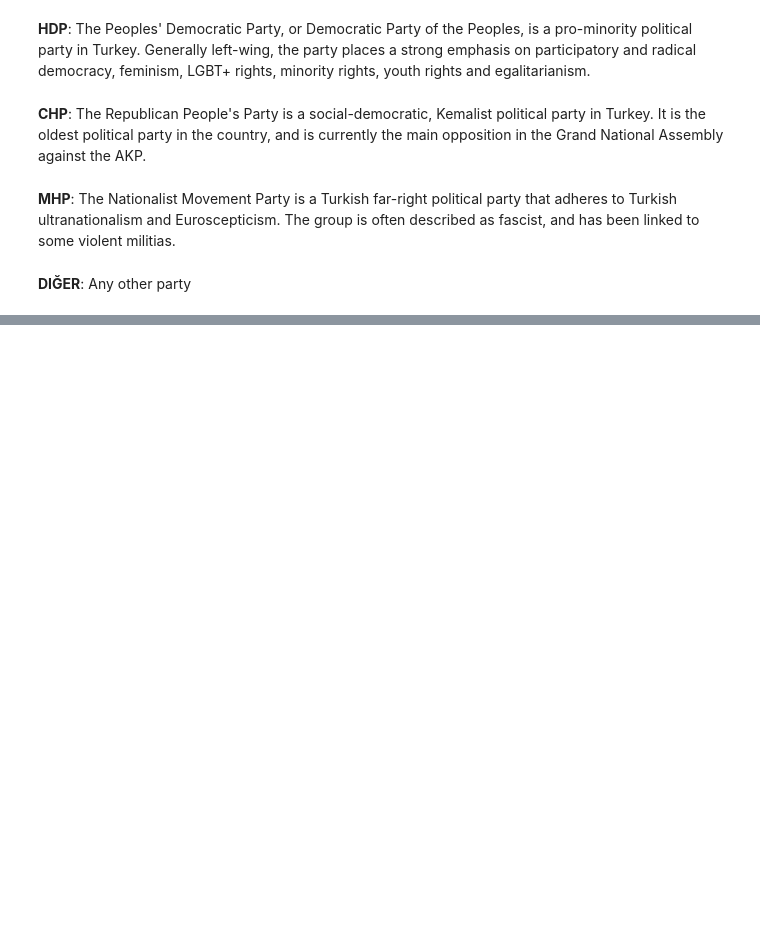
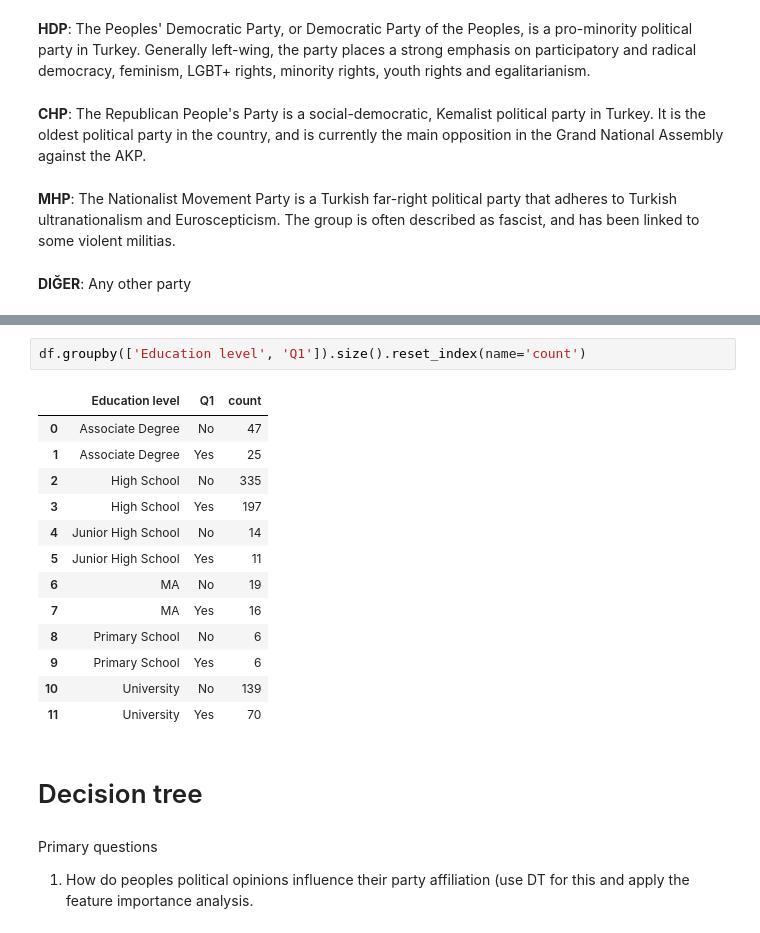
Before and after one commit to BoronII/data-analysis-visualization-sample, a Jupyter notebook: notebooks/02_Turkey_political_opinions.ipynb, the cells around one changed output, grey strips where cells are left out. Cells and saved outputs as stored; diff of their text form; blank space fills up the shorter version.

```diff
--- a/notebooks/02_Turkey_political_opinions.ipynb
+++ b/notebooks/02_Turkey_political_opinions.ipynb
@@ -236,0 +252,22 @@ Primary questions
+# %%
+df.groupby(['Education level', 'Q1']).size().reset_index(name='count')
+# %% [output]
+|  | Education level | Q1 | count |
+| 0 | Associate Degree | No | 47 |
+| 1 | Associate Degree | Yes | 25 |
+| 2 | High School | No | 335 |
+| 3 | High School | Yes | 197 |
+| 4 | Junior High School | No | 14 |
+| 5 | Junior High School | Yes | 11 |
+| 6 | MA | No | 19 |
+| 7 | MA | Yes | 16 |
+| 8 | Primary School | No | 6 |
+| 9 | Primary School | Yes | 6 |
+| 10 | University | No | 139 |
+| 11 | University | Yes | 70 |
+# %% [markdown]
+# Decision tree
+# %% [markdown]
+Primary questions
+
+1. How do peoples political opinions influence their party affiliation (use DT for this and apply the feature importance analysis.
```
Also changed, not shown: parts of 10 cells of this notebook, 4 other files.
